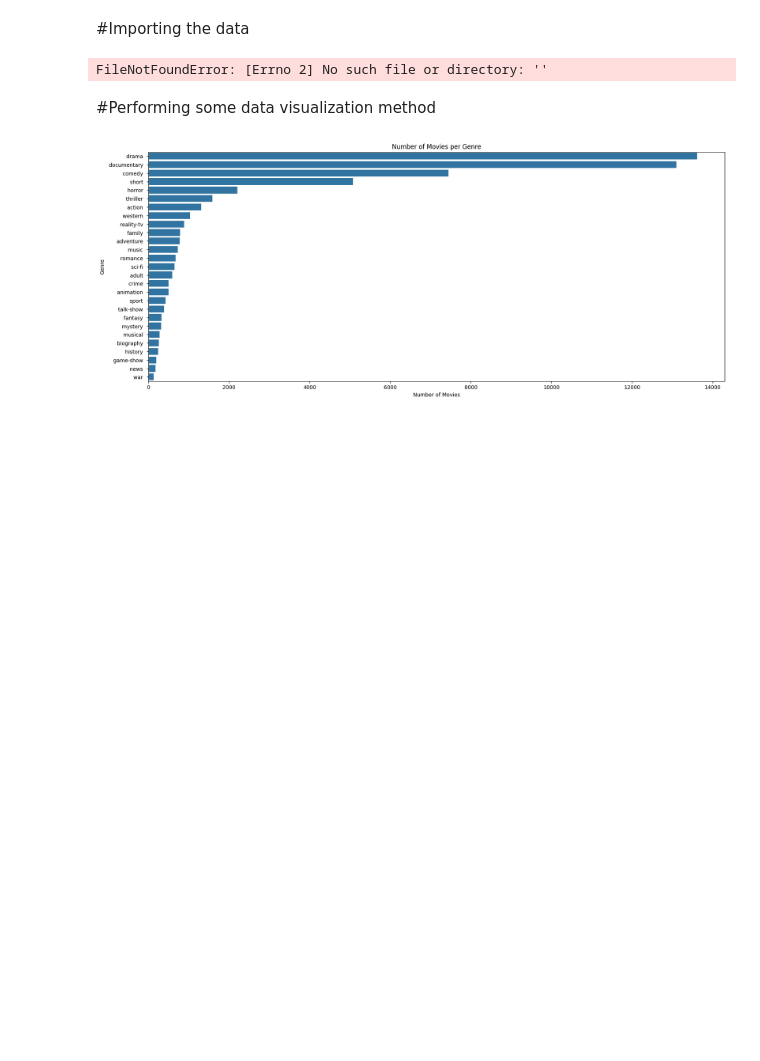
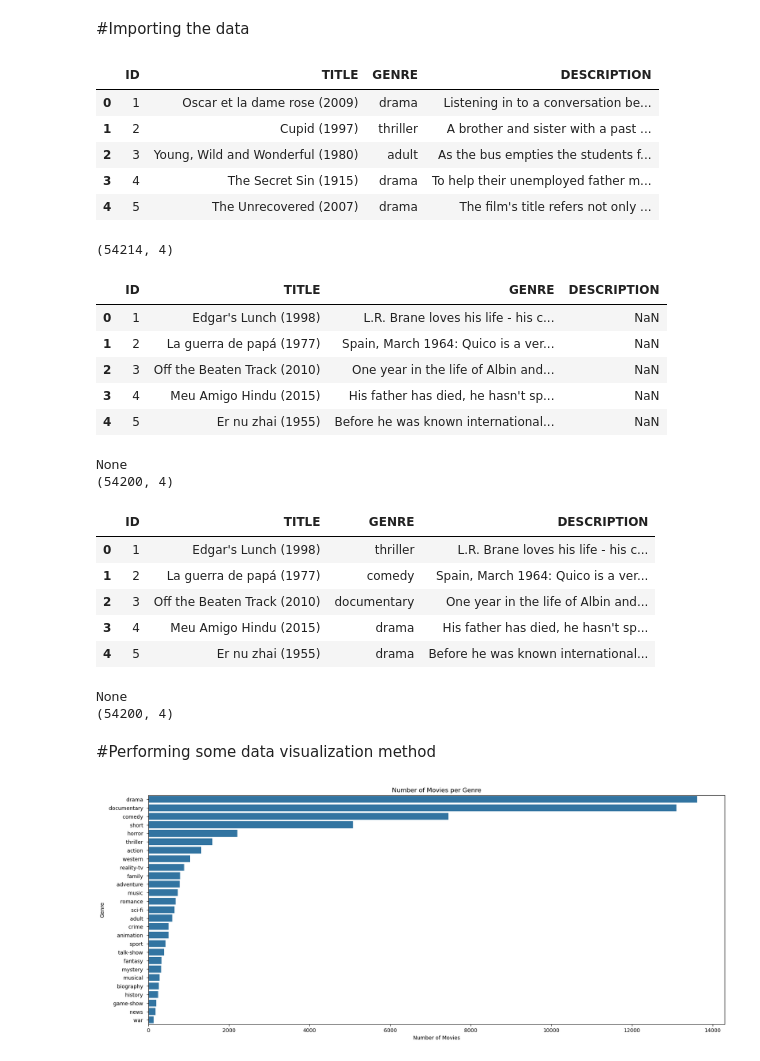
Before and after one commit to observer04/CODSOFT, a Jupyter notebook: Task1/movieGenreClassification.ipynb, the cells around one changed output. Drawn from its saved outputs; the diff is of its cells as text; code cells hidden in the pictures; blank space fills up the shorter version.

```diff
--- a/Task1/movieGenreClassification.ipynb
+++ b/Task1/movieGenreClassification.ipynb
@@ -11,20 +11,42 @@ from sklearn.metrics import accuracy_score, classification_report
 # %% [markdown]
 #Importing the data
 # %%
-train_data = pd.read_csv("",sep=':::', names=['ID', 'TITLE', 'GENRE', 'DESCRIPTION'])
+train_data = pd.read_csv("Genre Classification Dataset/train_data.txt",sep=':::', names=['ID', 'TITLE', 'GENRE', 'DESCRIPTION'])
 display(train_data.head())
 print(train_data.shape)
 
 
-test_data = pd.read_csv("test_data.txt",sep=':::', names=['ID', 'TITLE', 'GENRE', 'DESCRIPTION'])
+test_data = pd.read_csv("Genre Classification Dataset/test_data.txt",sep=':::', names=['ID', 'TITLE', 'GENRE', 'DESCRIPTION'])
 print(display(test_data.head()))
 print(test_data.shape)
 
-test_solution_data = pd.read_csv("test_data_solution.txt",sep=':::', names=['ID', 'TITLE', 'GENRE', 'DESCRIPTION'])
+test_solution_data = pd.read_csv("Genre Classification Dataset/test_data_solution.txt",sep=':::', names=['ID', 'TITLE', 'GENRE', 'DESCRIPTION'])
 print(display(test_solution_data.head()))
 print(test_solution_data.shape)
 # %% [output]
+|  | ID | TITLE | GENRE | DESCRIPTION |
+| 0 | 1 | Oscar et la dame rose (2009) | drama | Listening in to a conversation be... |
+| 1 | 2 | Cupid (1997) | thriller | A brother and sister with a past ... |
+| 2 | 3 | Young, Wild and Wonderful (1980) | adult | As the bus empties the students f... |
+| 3 | 4 | The Secret Sin (1915) | drama | To help their unemployed father m... |
+| 4 | 5 | The Unrecovered (2007) | drama | The film's title refers not only ... |
-FileNotFoundError: [Errno 2] No such file or directory: ''
+(54214, 4)
+|  | ID | TITLE | GENRE | DESCRIPTION |
+| 0 | 1 | Edgar's Lunch (1998) | L.R. Brane loves his life - his c... | NaN |
+| 1 | 2 | La guerra de papá (1977) | Spain, March 1964: Quico is a ver... | NaN |
+| 2 | 3 | Off the Beaten Track (2010) | One year in the life of Albin and... | NaN |
+| 3 | 4 | Meu Amigo Hindu (2015) | His father has died, he hasn't sp... | NaN |
+| 4 | 5 | Er nu zhai (1955) | Before he was known international... | NaN |
+None
+(54200, 4)
+|  | ID | TITLE | GENRE | DESCRIPTION |
+| 0 | 1 | Edgar's Lunch (1998) | thriller | L.R. Brane loves his life - his c... |
+| 1 | 2 | La guerra de papá (1977) | comedy | Spain, March 1964: Quico is a ver... |
+| 2 | 3 | Off the Beaten Track (2010) | documentary | One year in the life of Albin and... |
+| 3 | 4 | Meu Amigo Hindu (2015) | drama | His father has died, he hasn't sp... |
+| 4 | 5 | Er nu zhai (1955) | drama | Before he was known international... |
+None
+(54200, 4)
 # %% [markdown]
 #Performing some data visualization method
 # %%
```
Also changed, not shown: parts of 8 cells of this notebook.
